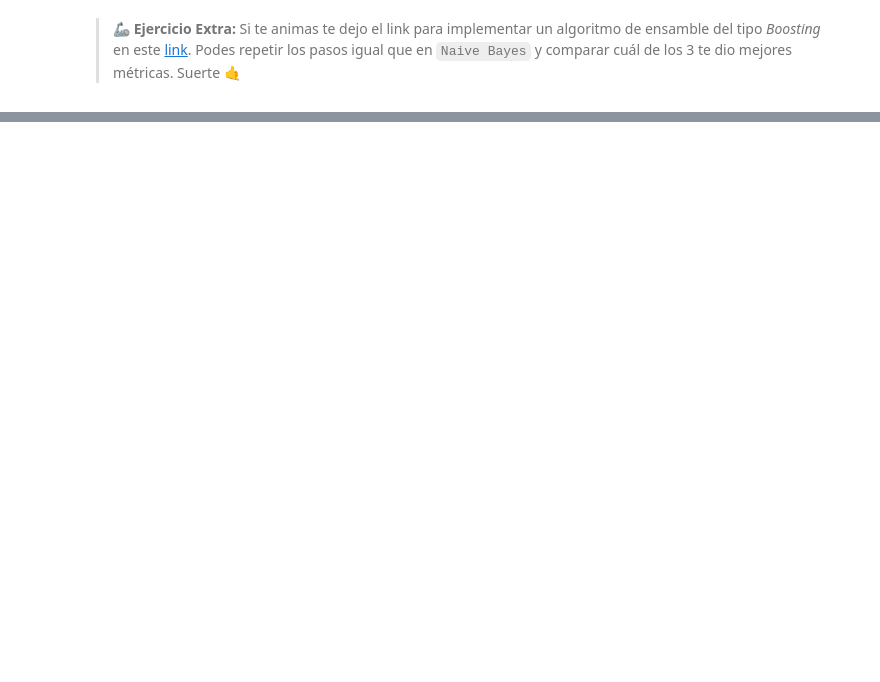
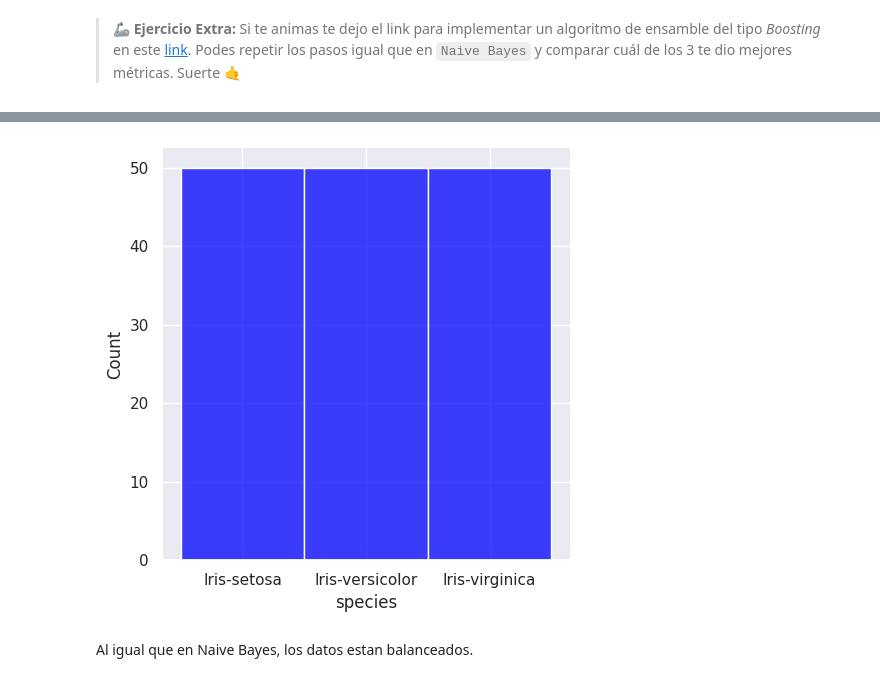
Before and after one commit to NKAmazing/Artificial-Intelligence, a Jupyter notebook: tps/tp3_nicolasmayoral_2023.ipynb, the cells around one changed output, grey strips where cells are left out. Saved outputs shown, nothing was run; the diff lists cells and outputs as text; code cells hidden in the pictures; blank space fills up the shorter version.

```diff
--- a/tps/tp3_nicolasmayoral_2023.ipynb
+++ b/tps/tp3_nicolasmayoral_2023.ipynb
@@ -324,0 +358,5 @@ naive_metrics
+# %%
+import numpy as np
+import pandas as pd
+iris = pd.read_csv('IRIS.csv')
+iris.head(3)
@@ -324,0 +390,9 @@ naive_metrics
+# %%
+# cantidad de registros para cada especie
+iris['species'].value_counts()
+# Grafico para ver si estan balanceados los datos
+sns.displot(iris['species'],color='blue');
+# %% [output]
+[figure, added]
+# %% [markdown]
+Al igual que en Naive Bayes, los datos estan balanceados.
```
Also changed, not shown: parts of 31 cells of this notebook.
